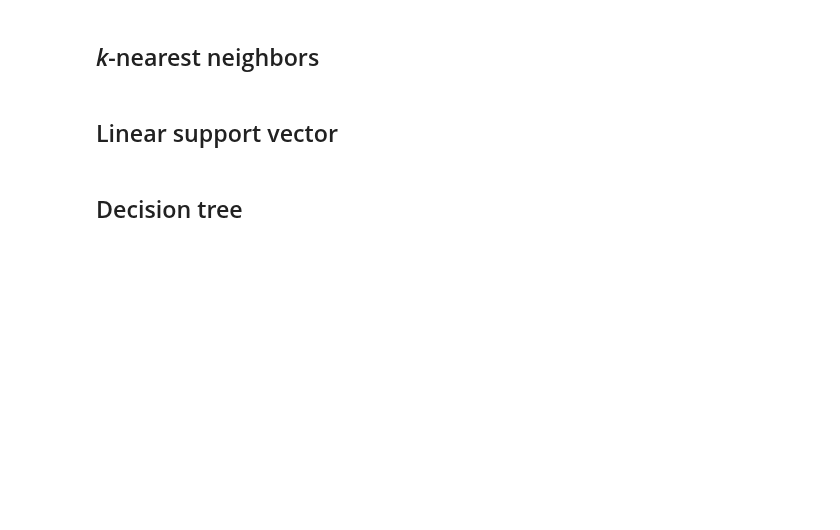
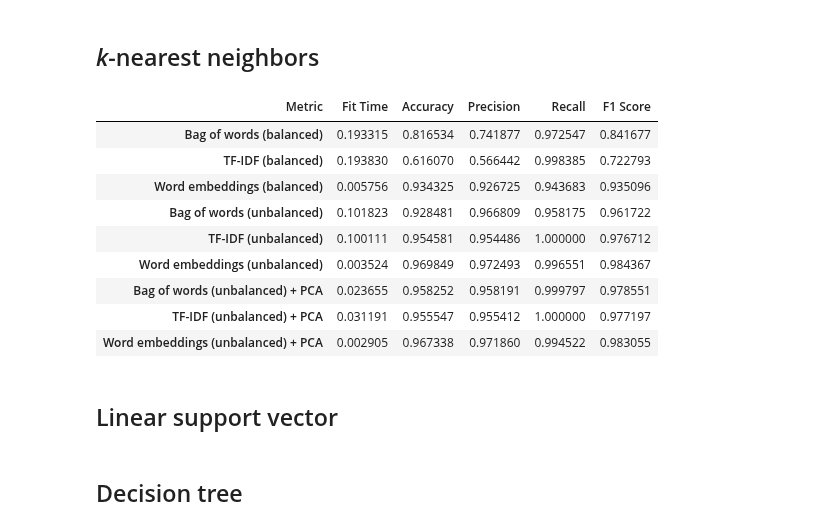
Before and after one commit to phoenixday/ml-algorithms, a Jupyter notebook: spam-ham-emails.ipynb, the cells around one changed output. Cells and saved outputs as stored; diff of their text form; code cells hidden in the pictures; blank space fills up the shorter version.

```diff
--- a/spam-ham-emails.ipynb
+++ b/spam-ham-emails.ipynb
@@ -497,3 +441,19 @@ for curr_set in sets:
+# %%
+from sklearn.neighbors import KNeighborsClassifier
+
+KNN = KNeighborsClassifier()
+train_test_sup_model(KNN)
+# %% [output]
+| Metric | Fit Time | Accuracy | Precision | Recall | F1 Score |
+| Bag of words (balanced) | 0.193315 | 0.816534 | 0.741877 | 0.972547 | 0.841677 |
+| TF-IDF (balanced) | 0.193830 | 0.616070 | 0.566442 | 0.998385 | 0.722793 |
+| Word embeddings (balanced) | 0.005756 | 0.934325 | 0.926725 | 0.943683 | 0.935096 |
+| Bag of words (unbalanced) | 0.101823 | 0.928481 | 0.966809 | 0.958175 | 0.961722 |
+| TF-IDF (unbalanced) | 0.100111 | 0.954581 | 0.954486 | 1.000000 | 0.976712 |
+| Word embeddings (unbalanced) | 0.003524 | 0.969849 | 0.972493 | 0.996551 | 0.984367 |
+| Bag of words (unbalanced) + PCA | 0.023655 | 0.958252 | 0.958191 | 0.999797 | 0.978551 |
+| TF-IDF (unbalanced) + PCA | 0.031191 | 0.955547 | 0.955412 | 1.000000 | 0.977197 |
+| Word embeddings (unbalanced) + PCA | 0.002905 | 0.967338 | 0.971860 | 0.994522 | 0.983055 |
 # %% [markdown]
 ## Linear support vector
 # %%
```
Also changed, not shown: parts of 43 cells of this notebook.
